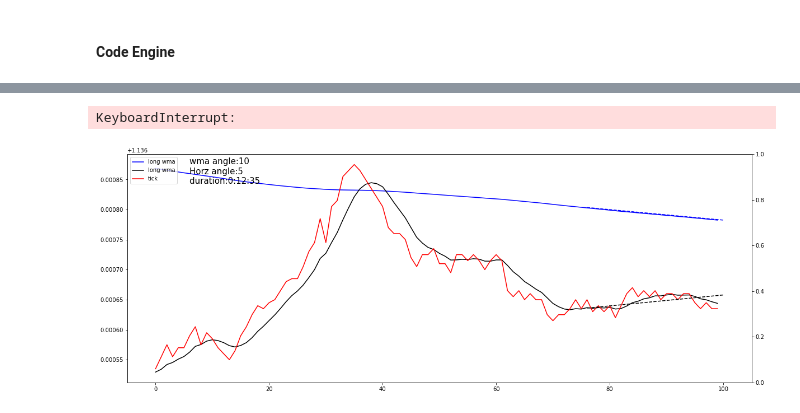
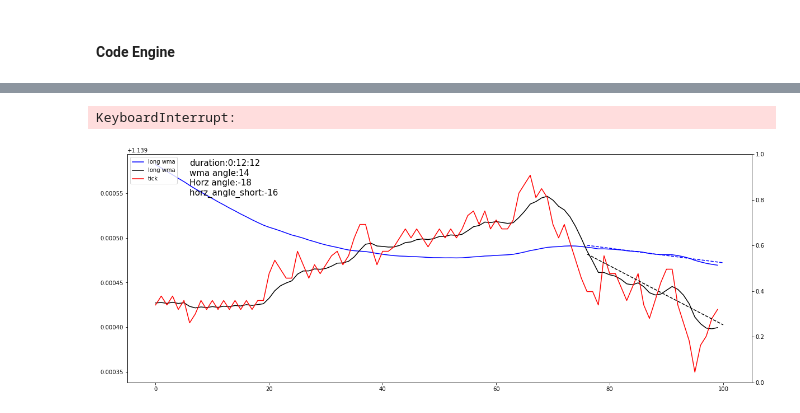
Before and after one commit to ramkumarr02/Oanda_Trading, a Jupyter notebook: Chart WMA v2.2.ipynb, the cells around one changed output, grey strips where cells are left out. Drawn from its saved outputs; the diff is of its cells as text; code cells hidden in the pictures.

Commit message:
short wma angle and long wma angle

```diff
--- a/Chart WMA v2.2.ipynb
+++ b/Chart WMA v2.2.ipynb
@@ -24,6 +24,7 @@ short_moving_window = wma['wma']['short_moving_window']
 long_moving_window = wma['wma']['long_moving_window']
 lists_size = wma['wma']['lists_size']
 slope_num = wma['wma']['slope_num']
+short_slope_num = wma['wma']['short_slope_num']
 
 access_token = config['oanda_demo_account']['token']
 accountID = config['oanda_demo_account']['account_id']
@@ -163,36 +164,36 @@ for i, resp in enumerate(rv):
                     winsound.PlaySound('C:\\Windows\\Media\\tada.wav', winsound.SND_ASYNC)
 
                 plt.close()
                 long_wma_list.popleft()
                 long_wma_list.append(long_wma)
 
                 tick_list.popleft()
                 tick_list.append(tick_price)
 
-                short_slope_x_plt, long_slope_x_plt, abline_short, abline_long, angle, horz_angle = get_slopes(short_wma_list, long_wma_list, slope_num, pip, lists_size)
+                short_slope_x_plt, long_slope_x_plt, abline_short, abline_long, angle, horz_angle, horz_angle_short = get_slopes(short_wma_list, long_wma_list, slope_num, short_slope_num,pip, lists_size)
 
                 fig, ax1 = plt.subplots(1,1, figsize=(20,7.5))
                 ax2 = ax1.twinx()
 
                 ax1.plot(long_wma_list,'b' ,label="long wma")
                 ax1.plot(short_wma_list,'k' ,label="long wma")
                 ax1.plot(tick_list, 'r' ,label="tick")
 
                 ax1.plot(short_slope_x_plt, abline_short, 'k--')
                 ax1.plot(long_slope_x_plt, abline_long, 'b--')
 
-                ax1.text(0.10, 0.87, f'wma angle:{angle} \nHorz angle:{horz_angle} \nduration:{duration} ', transform=plt.gca().transAxes, fontsize=15)
+                ax1.text(0.10, 0.82, f'duration:{duration}\nwma angle:{angle} \nHorz angle:{horz_angle} \nhorz_angle_short:{horz_angle_short} ', transform=plt.gca().transAxes, fontsize=15)
 
                 #ax2.plot(stan_dev_list,'y--' ,label="std dev")
 
                 ax1.legend(loc="upper left")
                 #ax2.legend(loc="upper right")
 
                 display.display(plt.gcf())
                 display.clear_output(wait = True)
 # %% [output]
 KeyboardInterrupt:
-[figure, old version]
+[figure, new version]
 # %%
 df_copy = pd.read_csv('data/machine_use/wma_chart.csv')
 df_copy.to_csv('data/wma_chart.csv', index = False)
```
Also changed, not shown: parts of 2 cells of this notebook, 3 other files.
